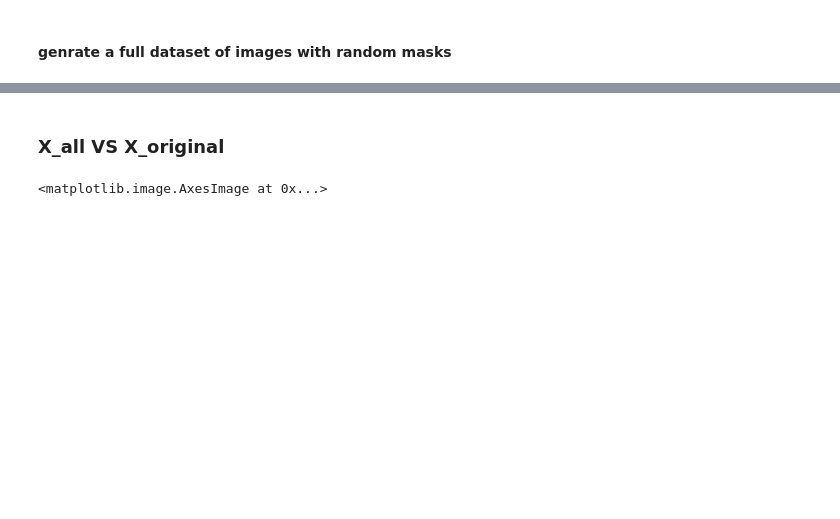
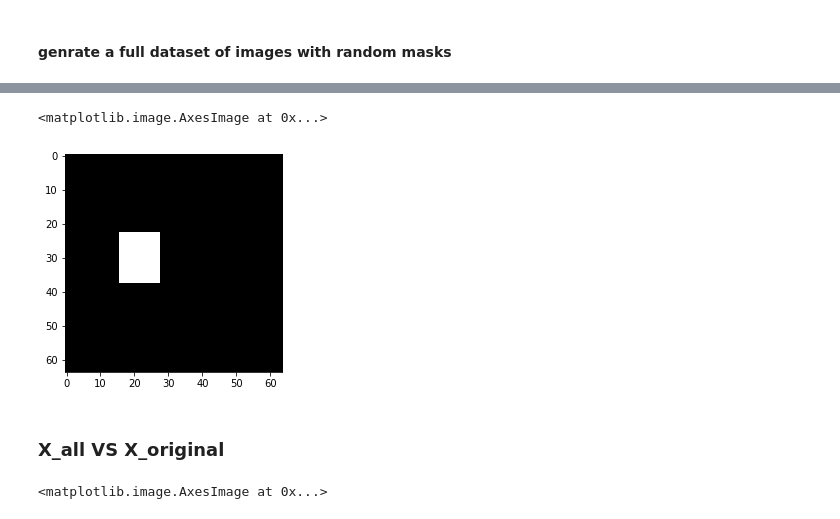
Before and after one commit to clementruin/ImageInpainting, a Jupyter notebook: preprocessing_celeb_demo.ipynb, the cells around one changed output, grey strips where cells are left out. Drawn from its saved outputs; the diff is of its cells as text; code cells hidden in the pictures; blank space fills up the shorter version.

```diff
--- a/preprocessing_celeb_demo.ipynb
+++ b/preprocessing_celeb_demo.ipynb
@@ -154,3 +166,13 @@ plt.imshow(X_all[12].transpose(1, 2, 0))
+# %%
+filter_mask = np.zeros(X_all.shape).transpose(0, 2, 3, 1)
+
+for i, x, y, h, w in zip(range(filter_mask.shape[0]), xg.astype(int), yg.astype(int), hs, ws):
+    filter_mask[i, x:x+w, y:y+h, :] = 1.
+
+plt.imshow(filter_mask[124])
+# %% [output]
+<matplotlib.image.AxesImage at 0x...>
+[figure, added]
 # %%
 # Save modified dataset (with masks) as pickle file in cars_prep_path directory
 with open(faces_prep_path + "faces_masks.pickle", "wb") as file:
```
Also changed, not shown: parts of 10 cells of this notebook, 56 other files.
